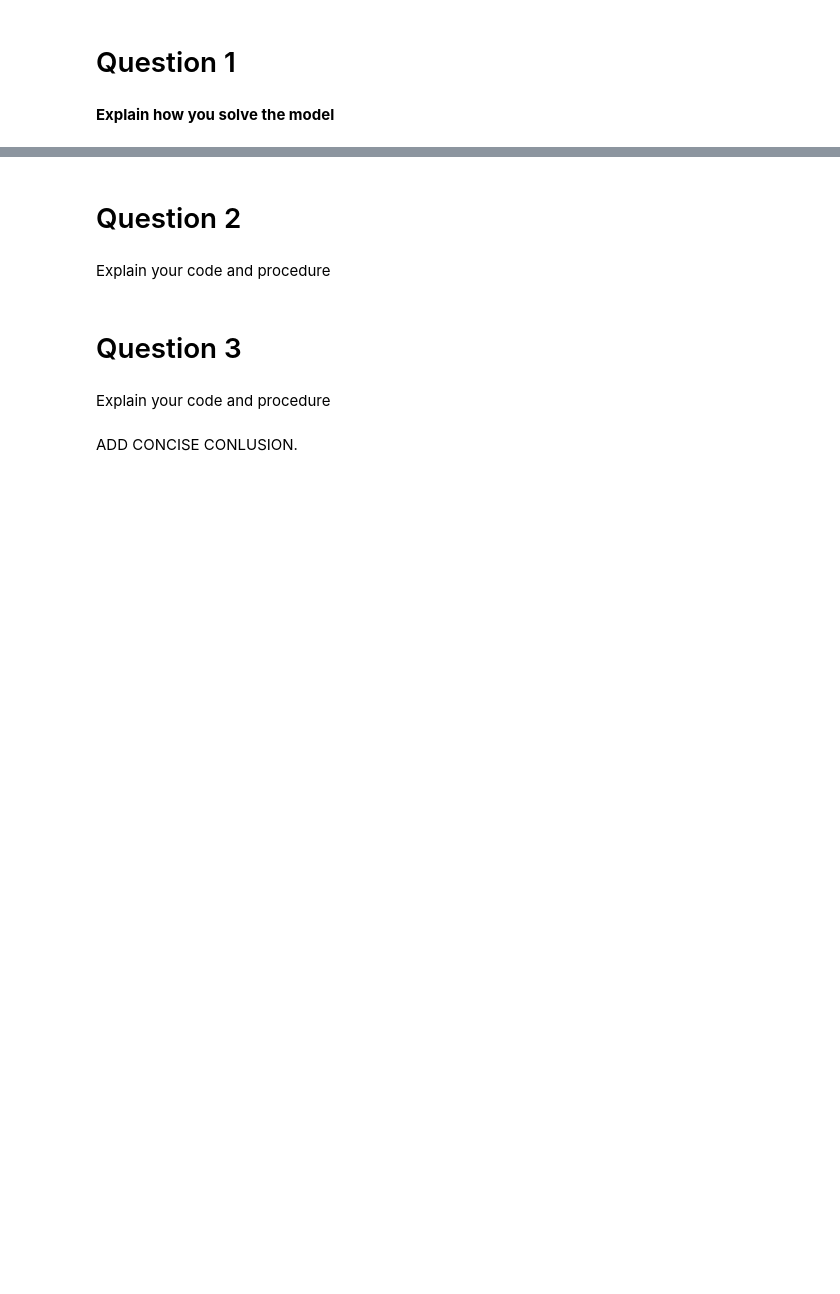
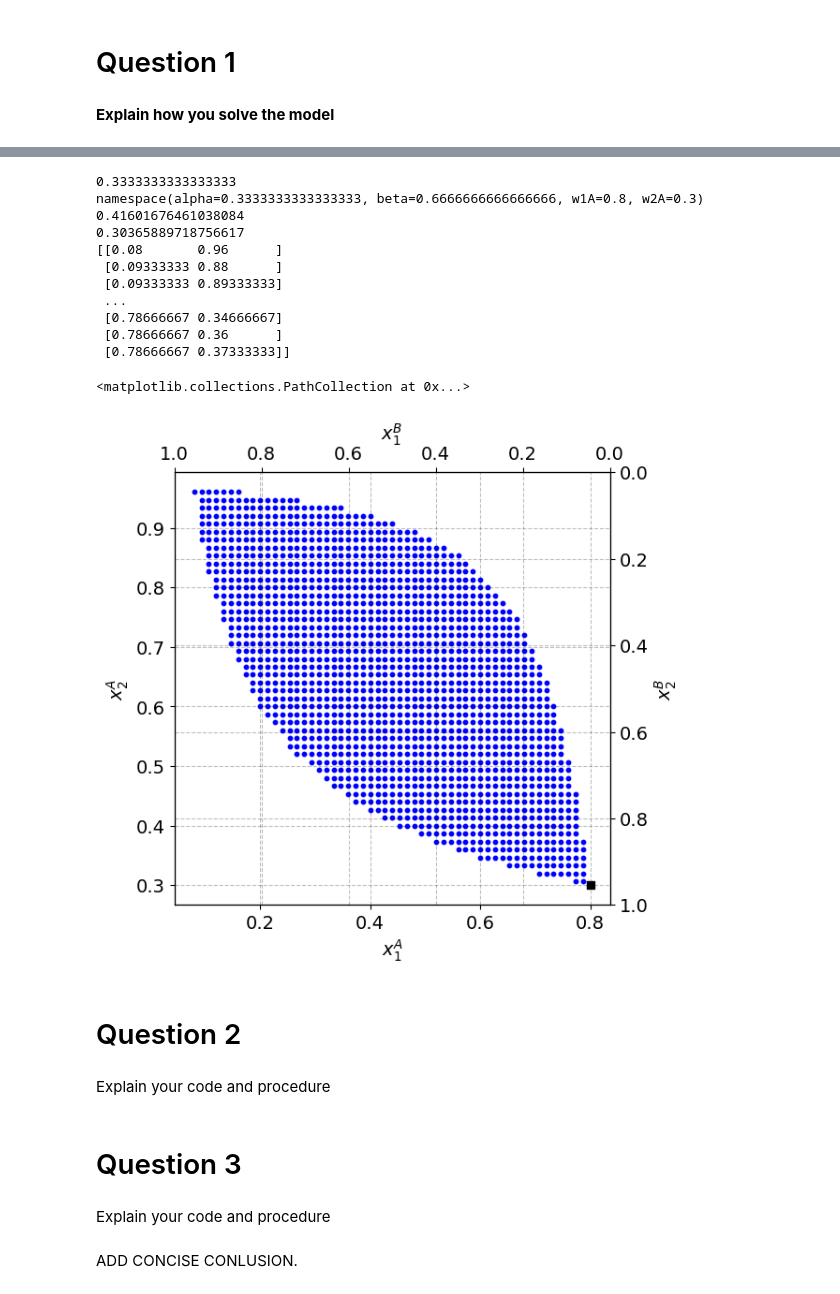
Before and after one commit to NumEconCopenhagen/projects-2024-darja-eloise-christian, a Jupyter notebook: inauguralproject/DEC_inauguralproject.ipynb, the cells around one changed output, grey strips where cells are left out. Saved outputs shown, nothing was run; the diff lists cells and outputs as text; code cells hidden in the pictures; blank space fills up the shorter version.

```diff
--- a/inauguralproject/DEC_inauguralproject.ipynb
+++ b/inauguralproject/DEC_inauguralproject.ipynb
@@ -36,6 +39,18 @@ par = model.par
 # a. total endowment
 w1bar = 1.0
 w2bar = 1.0
+
+
+import numpy as np
+model = ExchangeEconomyClass()
+# code for solving the model (remember documentation and comments)
+def is_pareto(x1A, x2A):
+    x1B, x2B = 1 - x1A, 1 - x2A
+    return model.utility_A(model.par, x1A, x2A) >= model.utility_A(par.w1A, par.w2A) and \
+    model.utility_B(x1B, x2B) >= model.utility_B(x1B = 1- w1bar, x2B = 1- w2bar)
+
+
+
 
 # b. figure set up
 fig = plt.figure(frameon=False,figsize=(6,6), dpi=100)
@@ -82,3 +93,64 @@ print(b)
+# %%
+import numpy as np
+model = ExchangeEconomyClass()
+parameters = model.par
+print(parameters.alpha)
+print(parameters)
+utility_personA = model.utility_A(parameters.w1A, parameters.w2A)
+print(utility_personA)
+utility_personB = model.utility_B(1-parameters.w1A, 1-parameters.w2A)
+print(utility_personB)
+
+
+# code for solving the model (remember documentation and comments)
+def is_pareto(x1A, x2A):
+    x1B, x2B = 1 - x1A, 1 - x2A
+    return model.utility_A(x1A, x2A) >= utility_personA and model.utility_B(x1B, x2B) >= utility_personB
+
+
+
+N = 75
+pareto_improvements = []
+for x1A in np.linspace(0, 1, N+1):
+    for x2A in np.linspace(0, 1, N+1):
+        if is_pareto(x1A, x2A):
+            pareto_improvements.append((x1A, x2A))
+
+
+
+# b. figure set up
+fig = plt.figure(frameon=False,figsize=(6,6), dpi=100)
+ax_A = fig.add_subplot(1, 1, 1)
+
+ax_A.set_xlabel("$x_1^A$")
+ax_A.set_ylabel("$x_2^A$")
+
+temp = ax_A.twinx()
+temp.set_ylabel("$x_2^B$")
+ax_B = temp.twiny()
+ax_B.set_xlabel("$x_1^B$")
+ax_B.invert_xaxis()
+ax_B.invert_yaxis()
+
+#Plotting Pareto improvements and initial endowment
+pareto_improvements = np.array(pareto_improvements)
+print(pareto_improvements)
+ax_A.scatter(pareto_improvements[:, 0], pareto_improvements[:, 1], color='blue', label='Pareto Improvements', s=10)
+ax_A.scatter(par.w1A,par.w2A,marker='s',color='black',label='endowment')
+# %% [output]
+0.3333333333333333
+namespace(alpha=0.3333333333333333, beta=0.6666666666666666, w1A=0.8, w2A=0.3)
+0.41601676461038084
+0.30365889718756617
+[[0.08       0.96      ]
+ [0.09333333 0.88      ]
+ [0.09333333 0.89333333]
+ ...
+ [0.78666667 0.34666667]
+ [0.78666667 0.36      ]
+ [0.78666667 0.37333333]]
+<matplotlib.collections.PathCollection at 0x...>
+[figure, added]
 # %% [markdown]
 # Question 2
 # %% [markdown]
```
Also changed, not shown: parts of 4 cells of this notebook.
